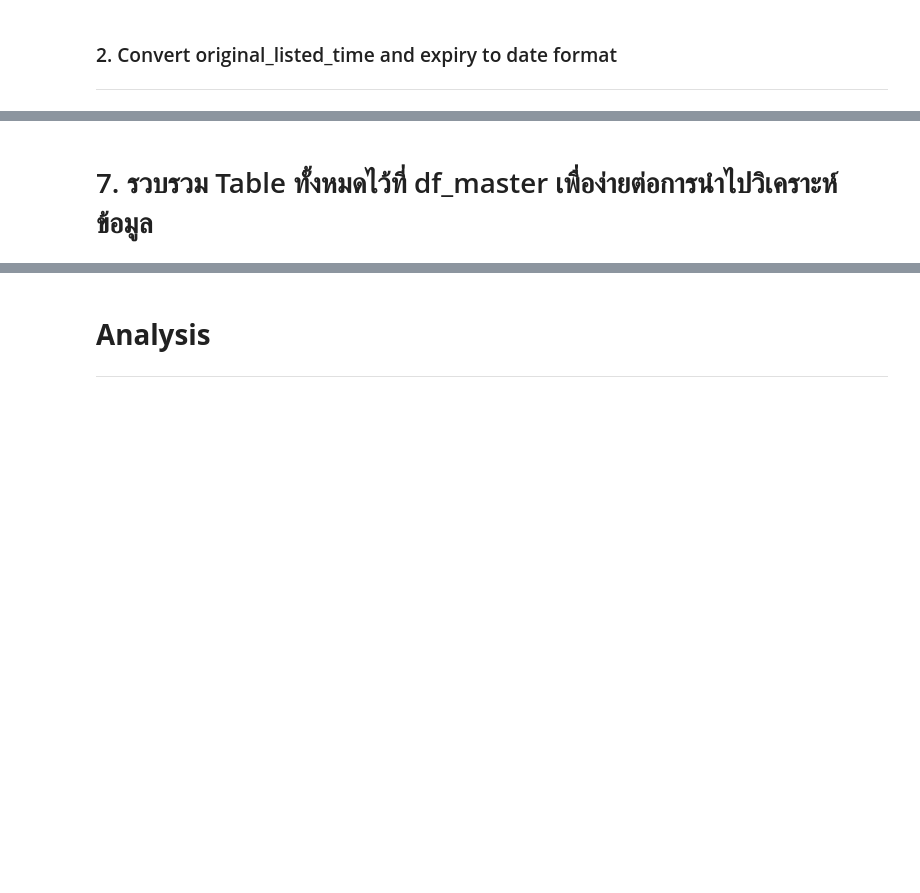
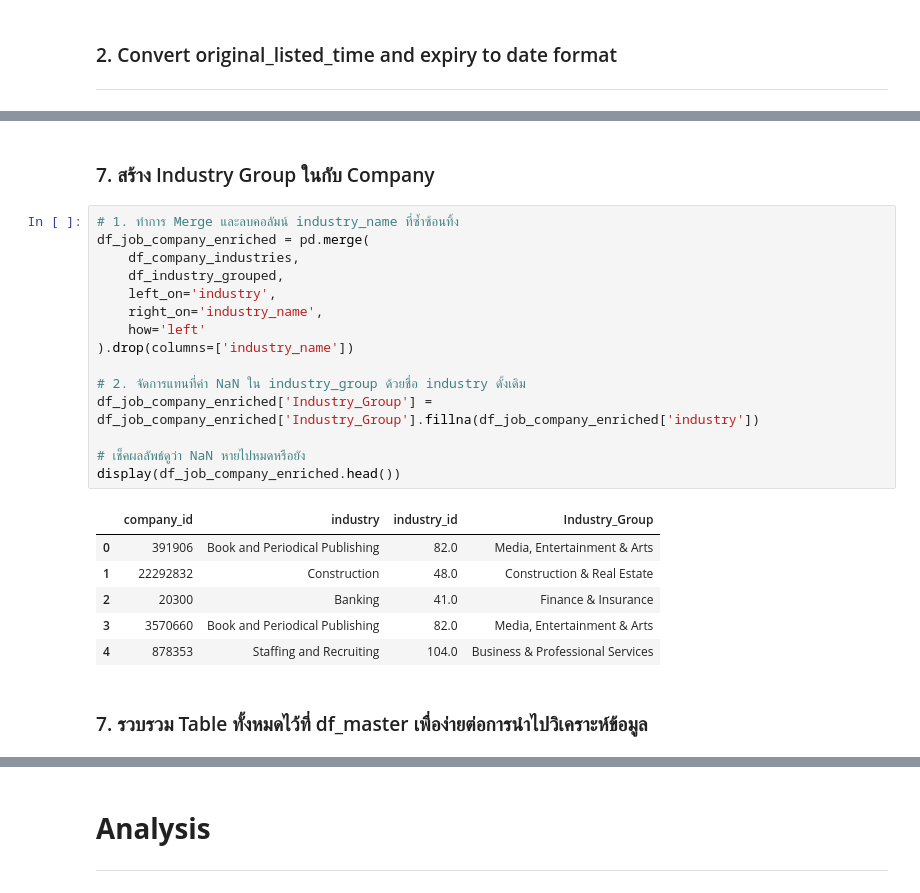
Before and after one commit to gettokeroro/DADS5001_MINI_PROJECT, a Jupyter notebook: job_application_analysis.ipynb, the cells around one changed output, grey strips where cells are left out. Saved outputs shown, nothing was run; the diff lists cells and outputs as text; blank space fills up the shorter version.

```diff
--- a/job_application_analysis.ipynb
+++ b/job_application_analysis.ipynb
@@ -371,8 +389,32 @@ First 5 rows of df_companies_enriched after merging with df_mapped_countries:
 | 2 | 1025 | Hewlett Packard Enterprise | Official LinkedIn of Hewlett Pack... | 7.0 | Texas | US | Houston | 77389 | 1701 E Mossy Oaks Rd Spring | https://www.linkedin.com/company/... | ... |
 | 3 | 1028 | Oracle | We’re a cloud technology company ... | 7.0 | Texas | US | Austin | 78741 | 2300 Oracle Way | https://www.linkedin.com/company/... | ... |
 | 4 | 1033 | Accenture | Accenture is a leading global pro... | 7.0 | 0 | IE | Dublin 2 | 0 | Grand Canal Harbour | https://www.linkedin.com/company/... | ... |
+# %% [markdown]
+### 7. สร้าง Industry Group ในกับ Company
+# %%
+# 1. ทำการ Merge และลบคอลัมน์ industry_name ที่ซ้ำซ้อนทิ้ง
+df_job_company_enriched = pd.merge(
+    df_company_industries,
+    df_industry_grouped,
+    left_on='industry',
+    right_on='industry_name',
+    how='left'
+).drop(columns=['industry_name'])
+
+# 2. จัดการแทนที่ค่า NaN ใน industry_group ด้วยชื่อ industry ดั้งเดิม
+df_job_company_enriched['Industry_Group'] = df_job_company_enriched['Industry_Group'].fillna(df_job_company_enriched['industry'])
+
+# เช็คผลลัพธ์ดูว่า NaN หายไปหมดหรือยัง
+display(df_job_company_enriched.head())
+# %% [output]
+|  | company_id | industry | industry_id | Industry_Group |
+| 0 | 391906 | Book and Periodical Publishing | 82.0 | Media, Entertainment & Arts |
+| 1 | 22292832 | Construction | 48.0 | Construction & Real Estate |
+| 2 | 20300 | Banking | 41.0 | Finance & Insurance |
+| 3 | 3570660 | Book and Periodical Publishing | 82.0 | Media, Entertainment & Arts |
+| 4 | 878353 | Staffing and Recruiting | 104.0 | Business & Professional Services |
 # %% [markdown]
-# 7. รวบรวม Table ทั้งหมดไว้ที่ df_master เพื่อง่ายต่อการนำไปวิเคราะห์ข้อมูล
+### 7. รวบรวม Table ทั้งหมดไว้ที่ df_master เพื่อง่ายต่อการนำไปวิเคราะห์ข้อมูล
 # %%
 df_master = pd.merge(df, df_companies_enriched, on='company_id', how='left')
 df_master = pd.merge(df_master, df_employee_counts_cleaned, on='company_id', how='left')
```
Also changed, not shown: parts of 24 cells of this notebook.
